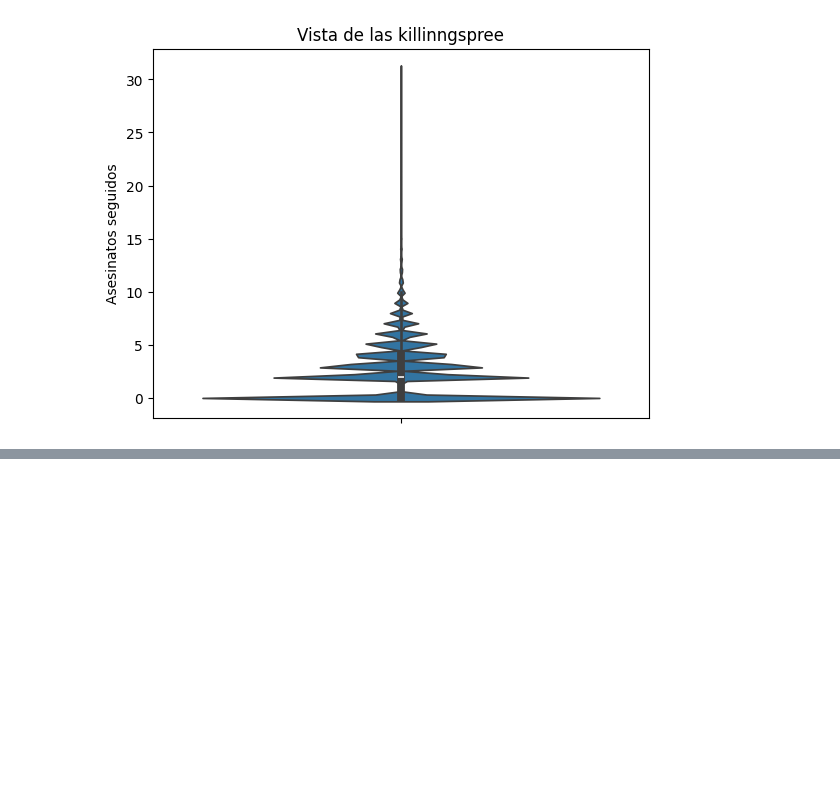
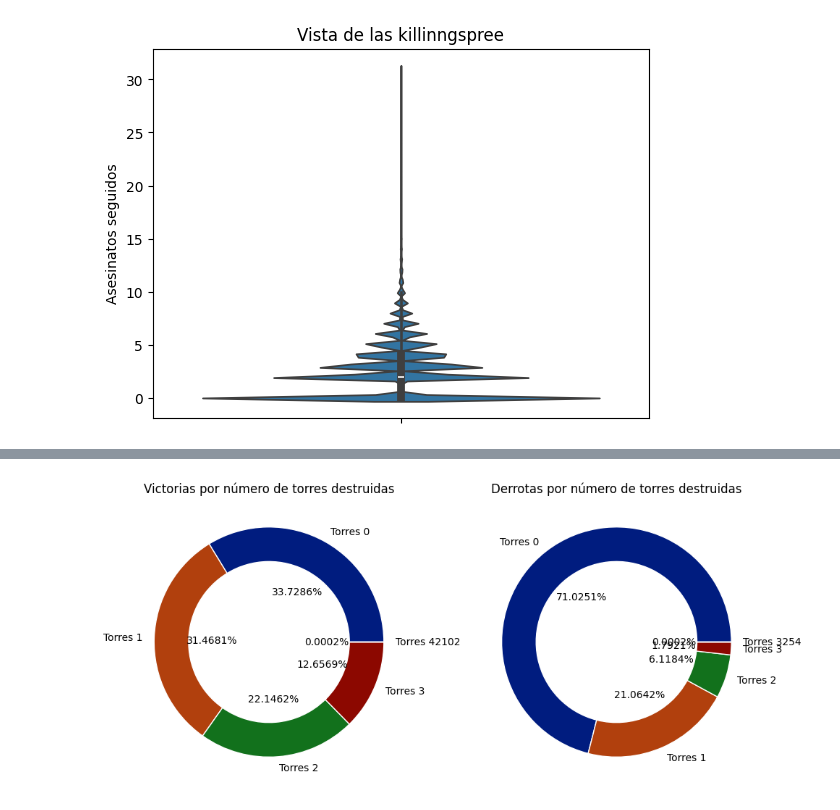
Before and after one commit to PlazzaA/Ganar_en_el_LoL, a Jupyter notebook: EDA_LoL.ipynb, the cells around one changed output, grey strips where cells are left out. Saved outputs shown, nothing was run; the diff lists cells and outputs as text; code cells hidden in the pictures; blank space fills up the shorter version.

```diff
--- a/EDA_LoL.ipynb
+++ b/EDA_LoL.ipynb
@@ -570,0 +575,4 @@ Text(0, 0.5, 'Asesinatos seguidos')
+# %%
+torres_totales = pd.DataFrame(todo[todo["turretkills"] > 3].groupby("win")["turretkills"].count(), index = None)
+# %%
+torres_totales["win"] = [0, 1]
@@ -570,0 +586,2 @@ Text(0, 0.5, 'Asesinatos seguidos')
+# %%
+torres = pd.concat([todo, torres_totales], ignore_index = True)
@@ -570,0 +604,17 @@ Text(0, 0.5, 'Asesinatos seguidos')
+# %%
+victorias = torres[(torres['win'] == 1) & ((torres["turretkills"] <= 3) | (torres["turretkills"] > 10))].groupby('turretkills').size()
+derrotas = torres[(torres['win'] == 0) & ((torres["turretkills"] <= 3) | (torres["turretkills"] > 10))].groupby('turretkills').size()
+# %%
+plt.figure(figsize=(10, 5))
+plt.subplot(1, 2, 1)
+plt.pie( victorias, labels=[f'Torres {i}' for i in victorias.index], autopct='%1.4f%%', pctdistance = 0.5, wedgeprops={'width': 0.3, 'edgecolor': 'white'})
+plt.title('Victorias por número de torres destruidas')
+
+plt.subplot(1, 2, 2)
+plt.pie( derrotas, labels=[f'Torres {i}' for i in derrotas.index], autopct='%1.4f%%', pctdistance = 0.5, wedgeprops={'width': 0.3, 'edgecolor': 'white'})
+plt.title('Derrotas por número de torres destruidas')
+
+plt.tight_layout()
+plt.show()
+# %% [output]
+[figure, added]
```
Also changed, not shown: parts of 10 cells of this notebook, 30 other files.
